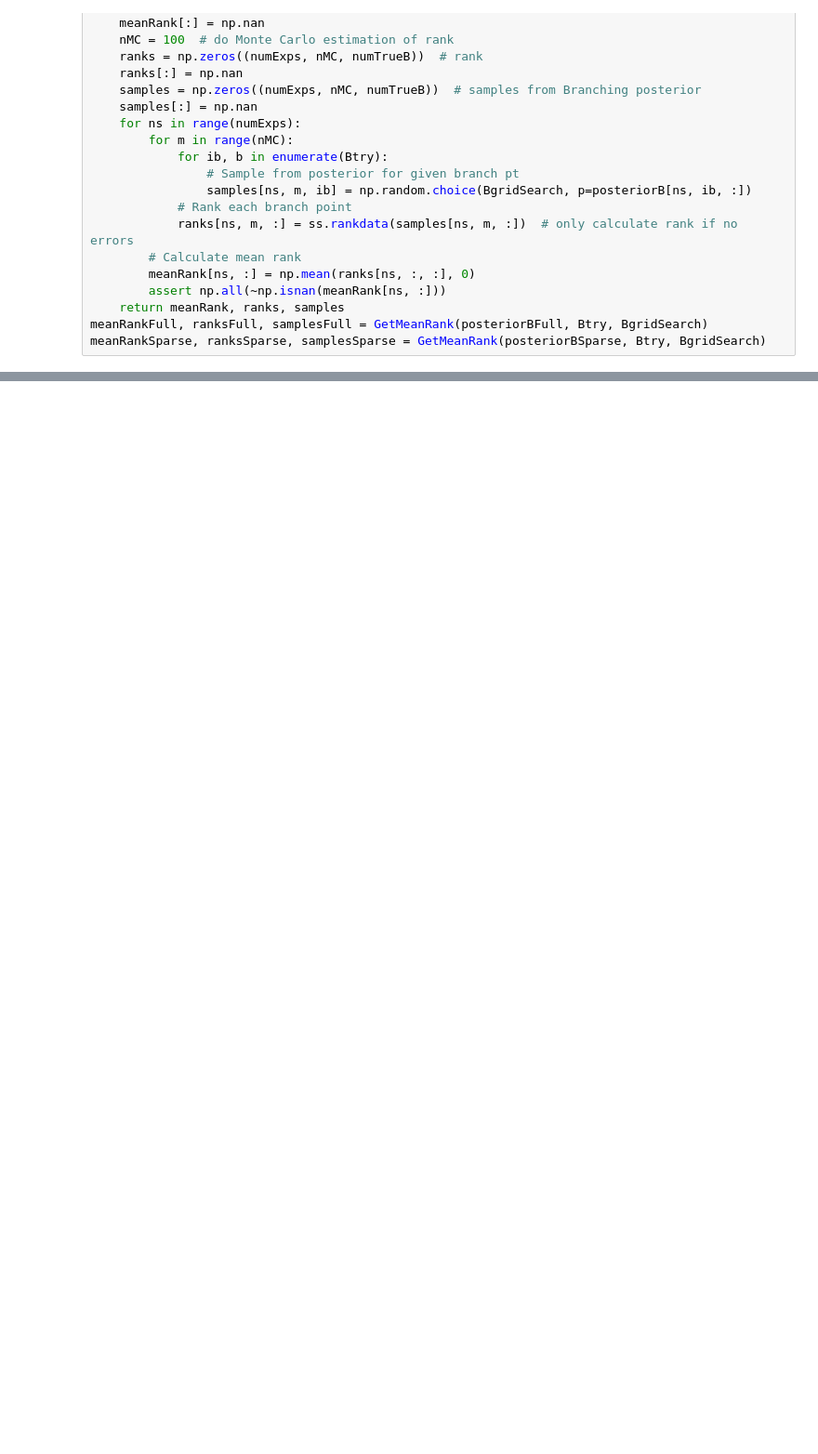
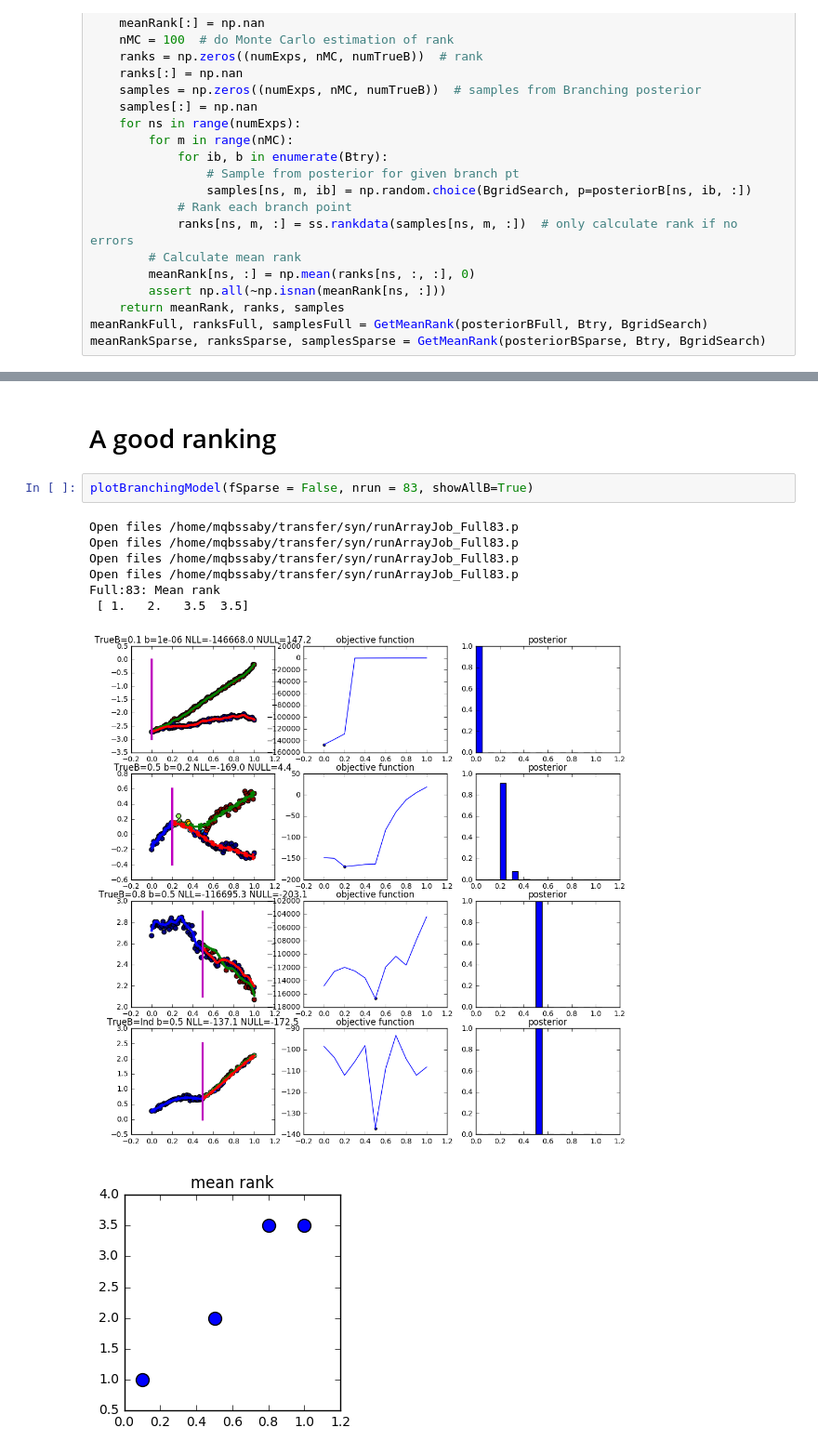
Before and after one commit to ManchesterBioinference/BranchedGP, a Jupyter notebook: synthetic/SyntheticDataExploration.ipynb, the cells around one changed output, grey strips where cells are left out. Shown at 93% size. Cells and saved outputs as stored; diff of their text form; blank space fills up the shorter version.

```diff
--- a/synthetic/SyntheticDataExploration.ipynb
+++ b/synthetic/SyntheticDataExploration.ipynb
@@ -255,0 +278,13 @@ posterior
+# %% [markdown]
+# A good ranking
+# %%
+plotBranchingModel(fSparse = False, nrun = 83, showAllB=True)
+# %% [output]
+Open files /home/mqbssaby/transfer/syn/runArrayJob_Full83.p
+Open files /home/mqbssaby/transfer/syn/runArrayJob_Full83.p
+Open files /home/mqbssaby/transfer/syn/runArrayJob_Full83.p
+Open files /home/mqbssaby/transfer/syn/runArrayJob_Full83.p
+Full:83: Mean rank
+ [ 1.   2.   3.5  3.5]
+[figure, added]
+[figure, added]
```
Also changed, not shown: parts of 27 cells of this notebook, 2 other files.
